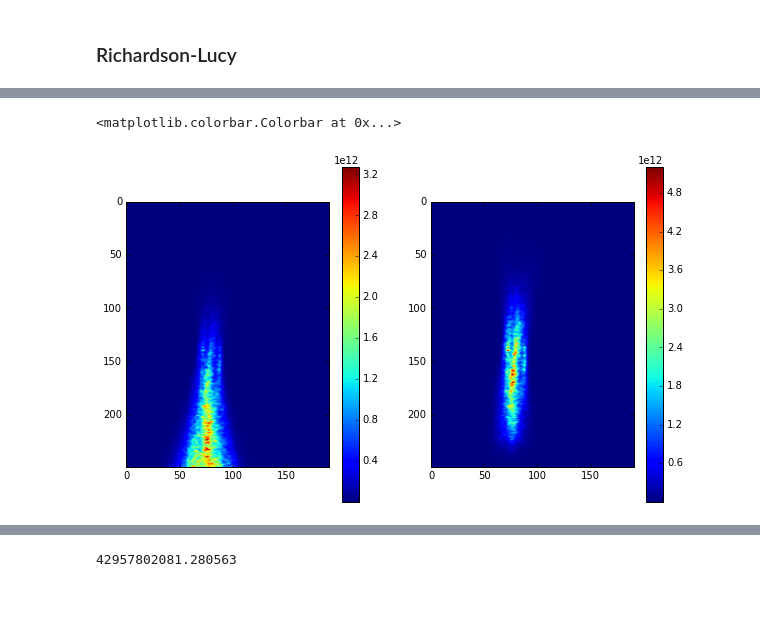
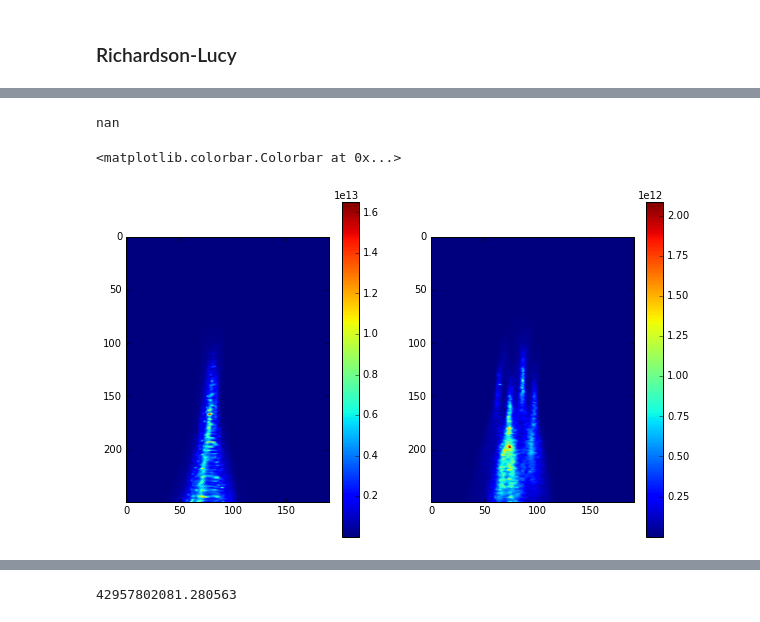
Before and after one commit to vlchaplin/VeraUSpub, a Jupyter notebook: py/PSF_recon.ipynb, the cells around one changed output, grey strips where cells are left out. Drawn from its saved outputs; the diff is of its cells as text; code cells hidden in the pictures.

```diff
--- a/py/PSF_recon.ipynb
+++ b/py/PSF_recon.ipynb
@@ -109,21 +124,24 @@ np.unravel_index(np.argmax(img),img.shape)
 #%%image formation
 delayed=np.zeros([Nz,Nx,Nchan])
 delayed[ii[0],ii[1],ii[2]] = pr_data[ii[2], delayinds[inbounds3]]
-img=np.sum(delayed*distances,axis=2)
+
 
 
 chandelaysum = np.sum(distances*delayed,axis=2)
 chandelaysum2 = np.sum( (distances*delayed)**2,axis=2)
 
 
-img = chandelaysum**2
-
-(z0i,x0j) = np.unravel_index(np.argmax(img),img.shape)
-
+img = np.abs(chandelaysum**2)
+#img = np.abs(chandelaysum)
+#img = abshilbert(chandelaysum)
+mr,mc = np.meshgrid(range(img.shape[0]), range(img.shape[1]), indexing='ij')
+#mask= np.abs(mr-200)<15
+#(z0i,x0j) = np.unravel_index(np.argmax(img*mask),img.shape)
+(z0i,x0j) = (point_zi, point_xj)
 #%%plot
 plt.figure(figsize=(12,12))
 ext=[xpnts[0],xpnts[-1],zpnts[-1],zpnts[0]]
 plt.imshow( img,cmap=image.cm.gray,interpolation='None')
-plt.plot( [z0i],[x0j], 'r+')
+plt.plot( [x0j], [z0i], 'r+')
 # %% [output]
 [<matplotlib.lines.Line2D at 0x...>]
@@ -211,7 +233,7 @@ f = h5py.File(hfile,'r')
 # %%
 f.close()
 # %%
-(varianceImage1,varianceImage2,coherenceTerm) = loadmaps("multi_1",60,h5f=f,timeavg=True)
+(varianceImage1,varianceImage2,coherenceTerm) = loadmaps("single",60,h5f=f,timeavg=True)
 # %%
 plt.imshow(varianceImage1)
 # %% [output]
@@ -220,6 +242,8 @@ plt.imshow(varianceImage1)
 # %% [markdown]
 ### Richardson-Lucy
 # %%
-gz,gx=np.meshgrid(np.arange(-0.01,0.01,dz), np.arange(-0.01,0.01,dx), indexing='ij')
+gz,gx=np.meshgrid(np.arange(-0.02,0.02,dz), np.arange(-0.01,0.01,dx), indexing='ij')
 psf_h = PSF(gz,gx)
 psf_hconj = PSF(-gz,-gx)
+
+psf_h.shape
@@ -226,11 +257,14 @@ psf_hconj = PSF(-gz,-gx)
 # %%
+#vanilla
 fn = varianceImage1.copy()
 
 fnset=[]
-for i in range(0,2):
-    print(i)
+for i in range(0,8):
+
     res = scisig.convolve2d(fn, psf_h,mode='same')
     fn1 = fn*scisig.convolve2d(fn/res, psf_hconj, mode='same')
     fnset.append(fn1)
+
+    print((i, np.sum(np.abs(fn1 - fn))/np.sum(fn)) )
     fn=fn1
 # %% [output]
@@ -239,11 +328,15 @@ for i in range(0,2):
+# %%
+np.sum(gradMag)
+# %% [output]
+nan
 # %%
 fig=plt.figure(figsize=(10,6))
 ax1=fig.add_subplot(121)
-im1=ax1.imshow(varianceImage1)
+im1=ax1.imshow( varianceImage1 )
 plt.colorbar(mappable=im1)
 ax2=fig.add_subplot(122)
-im2=ax2.imshow(fnset[1])
+im2=ax2.imshow(fnset[0])
 plt.colorbar(mappable=im2)
 # %% [output]
 <matplotlib.colorbar.Colorbar at 0x...>
-[figure, old version]
+[figure, new version]
```
Also changed, not shown: parts of 16 cells of this notebook.
